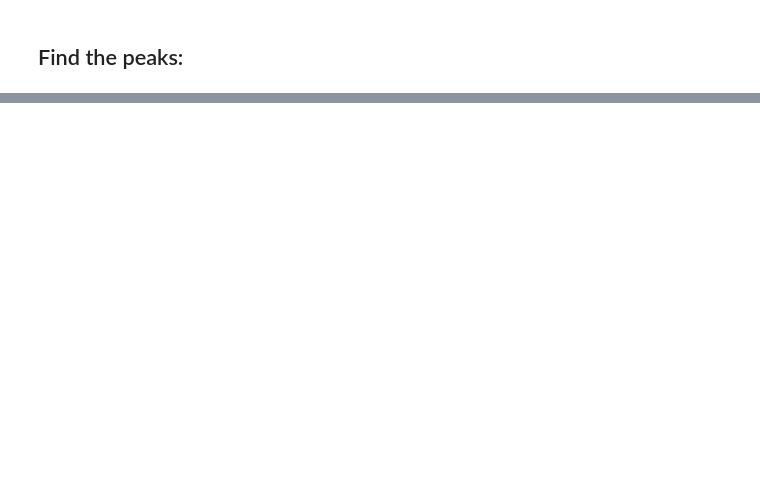
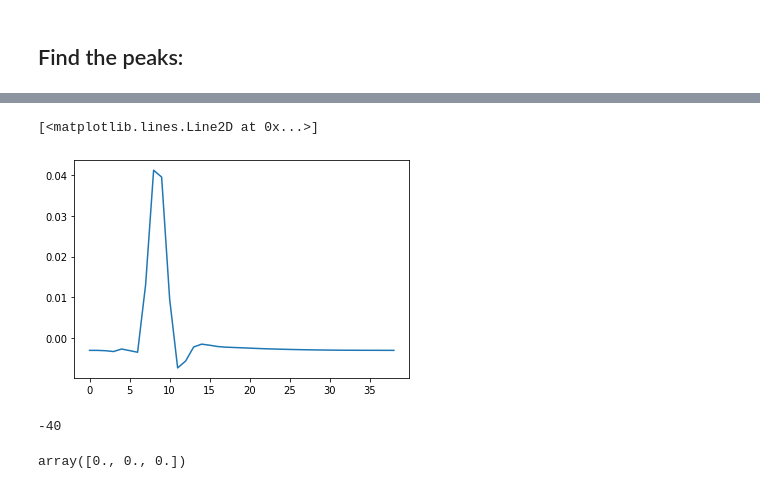
Before and after one commit to tmorshed/dbs_cep, a Jupyter notebook: cep_thesis.ipynb, the cells around one changed output, grey strips where cells are left out. Saved outputs shown, nothing was run; the diff lists cells and outputs as text; code cells hidden in the pictures; blank space fills up the shorter version.

Commit message:
epoching mechanism using NumPy added

```diff
--- a/cep_thesis.ipynb
+++ b/cep_thesis.ipynb
@@ -209,0 +273,29 @@ del events
+# %%
+##Cutter: cuts the templates into a (epoch number * amplitude) matrix
+
+temp_len = int(stim_max_dist*sampling_rate) # length of each template (in datapoints)
+temp_secs = temp_len*dt #in seconds
+shift_left = 8                                                                   # set the number of datapoints you want the template to be shifted to left
+
+def cutter(x):
+  eps = np.zeros((lstim,temp_len),dtype=float)
+  for i in range(lstim-1):
+    diff = pkpt[i+1]-pkpt[i]
+    eps[i,0:diff]=x[pkpt[i]-shift_left:pkpt[i]+diff-shift_left]
+  return eps
+
+eps = cutter(y)
+# %%
+plt.plot(eps[49])
+# %% [output]
+[<matplotlib.lines.Line2D at 0x...>]
+[figure, added]
+# %%
+(pkpt[i]-pkpt[i+1]-1)
+# %% [output]
+-40
+# %%
+a=np.zeros((2,3),dtype=float)
+a[1,:]
+# %% [output]
+array([0., 0., 0.])
```
Also changed, not shown: parts of 11 cells of this notebook.
